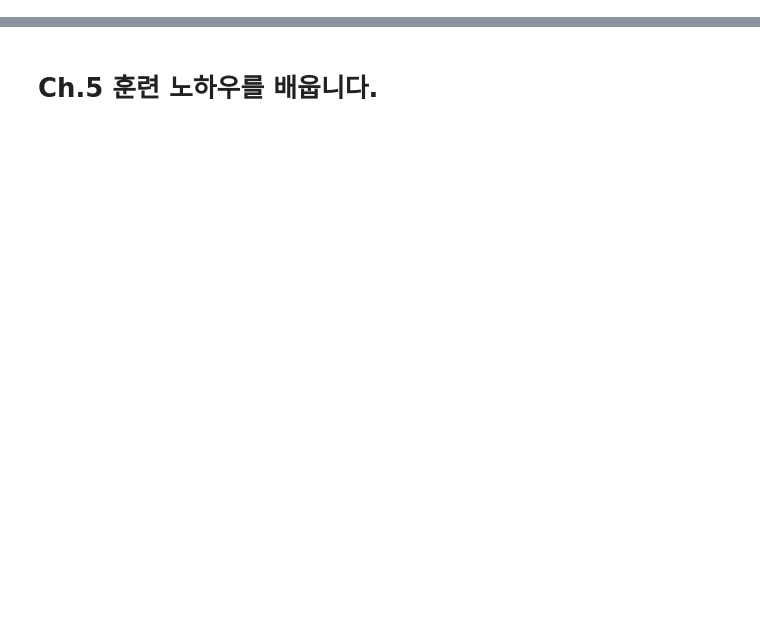
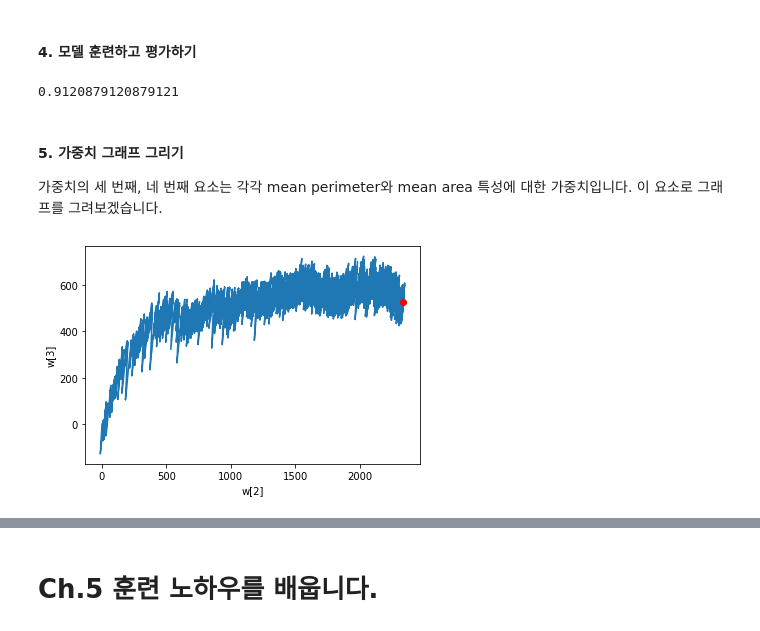
Before and after one commit to leegyuhi/oooooooooooooh, a Jupyter notebook: doitdeeplearning_chapter_5_2~3.ipynb, the cells around one changed output, grey strips where cells are left out. Drawn from its saved outputs; the diff is of its cells as text; code cells hidden in the pictures; blank space fills up the shorter version.

```diff
--- a/doitdeeplearning_chapter_5_2~3.ipynb
+++ b/doitdeeplearning_chapter_5_2~3.ipynb
@@ -2,0 +141,8 @@
+# %%
+def __init__(self, learning_rate=0.1):
+  self.w=None
+  self.b=None
+  self.losser=[]
+  self.w_history=[]
+  self.lr=learning_rate
+#learning rate는 하이퍼파라미터;'학습률'(가중치의 업데이트 양 조절)
@@ -2,0 +160,21 @@
+# %%
+import numpy as np
+def fit(self, x, y, epochs=100):
+  self.w = np.ones(x.shape[1])                         #가중치를 초기화합니다.
+  self.b=0                                             #절편을 초기화합니다.
+  self.w_history.append(self.w.copy())                 #가중치를 기록합니다.
+  np.random.seed(42)                                   #무작위로 시드를 지정합니다.
+  for i in range(epochs):                              #epochs만큼 반복합니다.
+    loss = 0
+    indexes = np.random.permutation(np.arange(len(x))) #인덱스를 섞습니다.
+    for i in indexes:                                  #모든 샘플에 대해 반복합니다.
+      z = self.forpass(x[i])                           #정방향 계산
+      a = self.activation(z)                           #활성화 함수 적용
+      err = -(y[i] - a)                                #오차계산
+      w_gard, b_grad = self.backprop(x[i], err)        #역방향 계산
+      self.w -= self.lr * w_gard                       #가중치 업데이트 (학습률 적용)
+      self.b -= b_grad                                 #절편 업데이트
+      self.w_history.append(self.w.copy())             #가중치 기록
+      a=np.clip(a, 1e-10, 1-1e-10)                     #클리핑한 후 손실 누적(안전한 로그 계산)
+      loss += -(y[i]*np.log(a)+(1-y[i])*np.log(1-a))
+    self.losses.append(loss/len(y))                    #에폭마다 평균 손실 저장
@@ -2,0 +255,24 @@
+# %% [markdown]
+#### 4. 모델 훈련하고 평가하기
+# %%
+ layer1 = SingleLayer()
+ layer1.fit(x_train, y_train)
+ layer1.score(x_val, y_val)
+# %% [output]
+0.9120879120879121
+# %% [markdown]
+#### 5. 가중치 그래프 그리기
+가중치의 세 번째, 네 번째 요소는 각각 mean perimeter와 mean area 특성에 대한 가중치입니다. 이 요소로 그래프를 그려보겠습니다.
+# %%
+w2 = [] #mean perimeter
+w3 = [] #mean area
+for w in layer1.w_history:
+    w2.append(w[2])
+    w3.append(w[3])
+plt.plot(w2, w3)
+plt.plot(w2[-1], w3[-1], 'ro')
+plt.xlabel('w[2]')
+plt.ylabel('w[3]')
+plt.show()
+# %% [output]
+[figure, added]
```
Also changed, not shown: parts of 67 cells of this notebook.
